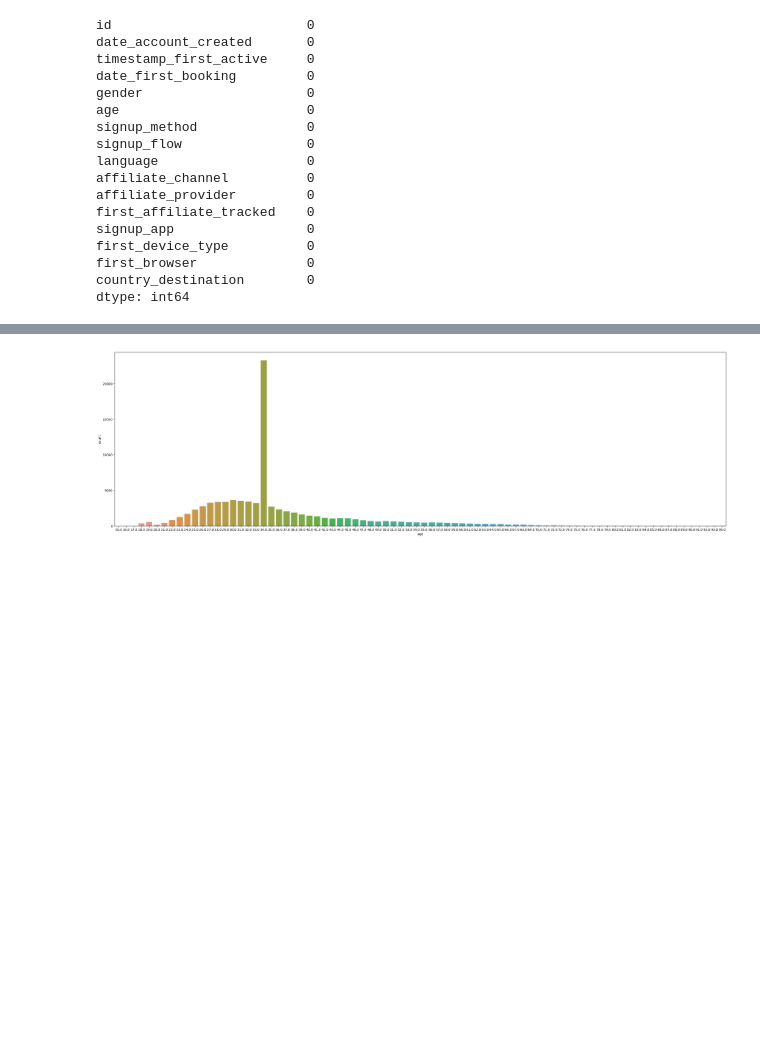
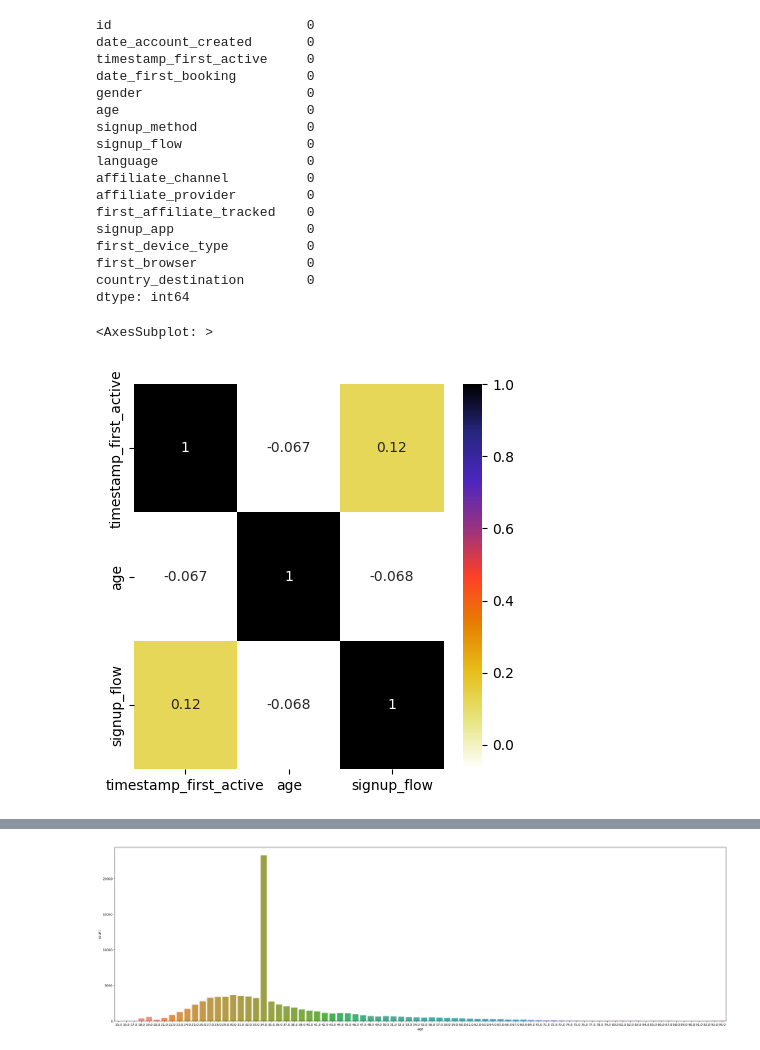
Before and after one commit to Shaimaa-moh/Mining-Project, a Jupyter notebook: Airbnb.ipynb, the cells around one changed output, grey strips where cells are left out. Saved outputs shown, nothing was run; the diff lists cells and outputs as text; code cells hidden in the pictures; blank space fills up the shorter version.

```diff
--- a/Airbnb.ipynb
+++ b/Airbnb.ipynb
@@ -124,3 +124,12 @@ first_device_type          0
 first_browser              0
 country_destination        0
 dtype: int64
+# %%
+train_data=train_data.drop_duplicates() #used to remove duplicate values
+train_data =train_data.drop(['id'],axis=1) #removing id because it is not useful in our dataset , values are very large
+cor=train_data.corr()# see correlation
+plt.figure(figsize=(5,5))
+sns.heatmap(cor, annot=True, cmap=plt.cm.CMRmap_r)
+# %% [output]
+<AxesSubplot: >
+[figure, added]
```
Also changed, not shown: parts of 14 cells of this notebook.
